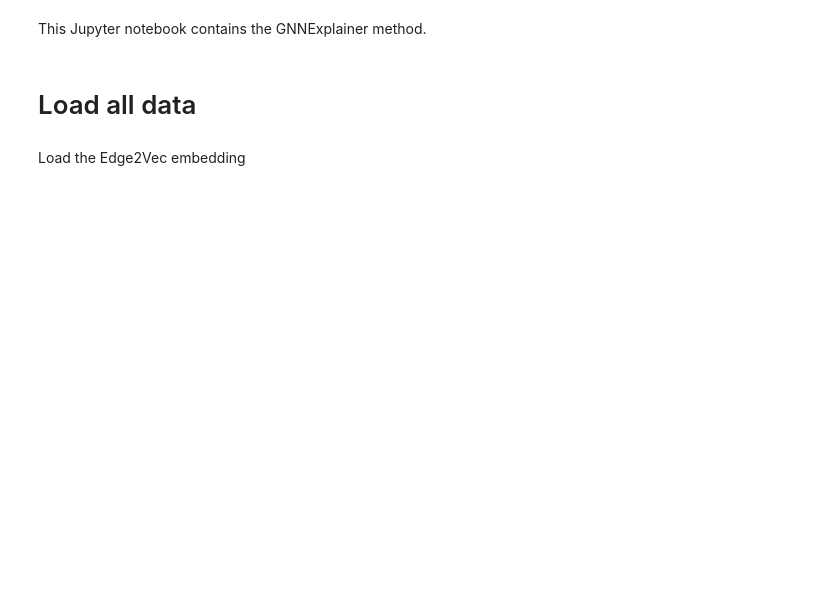
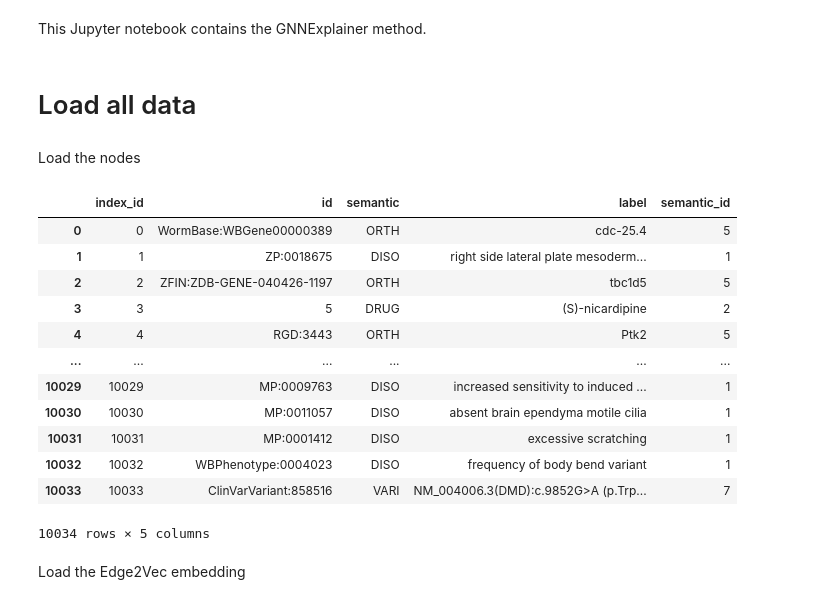
Before and after one commit to rosazwart/XAIFO-ThesisProject, a Jupyter notebook: explainer1.ipynb, the cells around one changed output. Drawn from its saved outputs; the diff is of its cells as text; code cells hidden in the pictures; blank space fills up the shorter version.

```diff
--- a/explainer1.ipynb
+++ b/explainer1.ipynb
@@ -12,5 +17,24 @@ dataset_nr = 2
 # %% [markdown]
 # Load all data
+# %% [markdown]
+Load the nodes
+# %%
+nodes = pd.read_csv(f'output/indexed_nodes_{dataset_nr}.csv')
+nodes
+# %% [output]
+|  | index_id | id | semantic | label | semantic_id |
+| 0 | 0 | WormBase:WBGene00000389 | ORTH | cdc-25.4 | 5 |
+| 1 | 1 | ZP:0018675 | DISO | right side lateral plate mesoderm... | 1 |
+| 2 | 2 | ZFIN:ZDB-GENE-040426-1197 | ORTH | tbc1d5 | 5 |
+| 3 | 3 | 5 | DRUG | (S)-nicardipine | 2 |
+| 4 | 4 | RGD:3443 | ORTH | Ptk2 | 5 |
+| ... | ... | ... | ... | ... | ... |
+| 10029 | 10029 | MP:0009763 | DISO | increased sensitivity to induced ... | 1 |
+| 10030 | 10030 | MP:0011057 | DISO | absent brain ependyma motile cilia | 1 |
+| 10031 | 10031 | MP:0001412 | DISO | excessive scratching | 1 |
+| 10032 | 10032 | WBPhenotype:0004023 | DISO | frequency of body bend variant | 1 |
+| 10033 | 10033 | ClinVarVariant:858516 | VARI | NM_004006.3(DMD):c.9852G>A (p.Trp... | 7 |
+10034 rows × 5 columns
 # %% [markdown]
 Load the Edge2Vec embedding
 # %%
```
Also changed, not shown: parts of 15 cells of this notebook, 7 other files.
